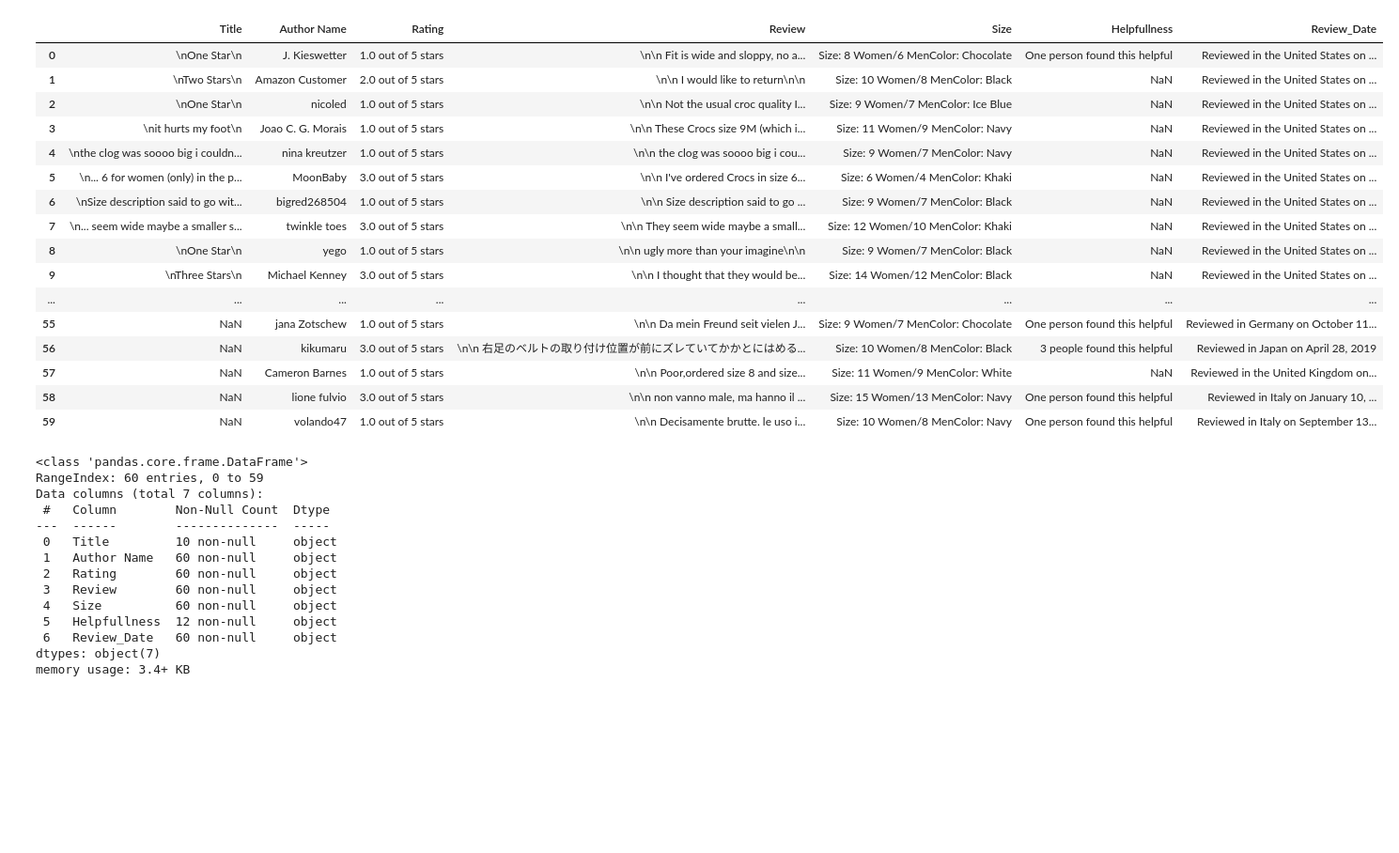
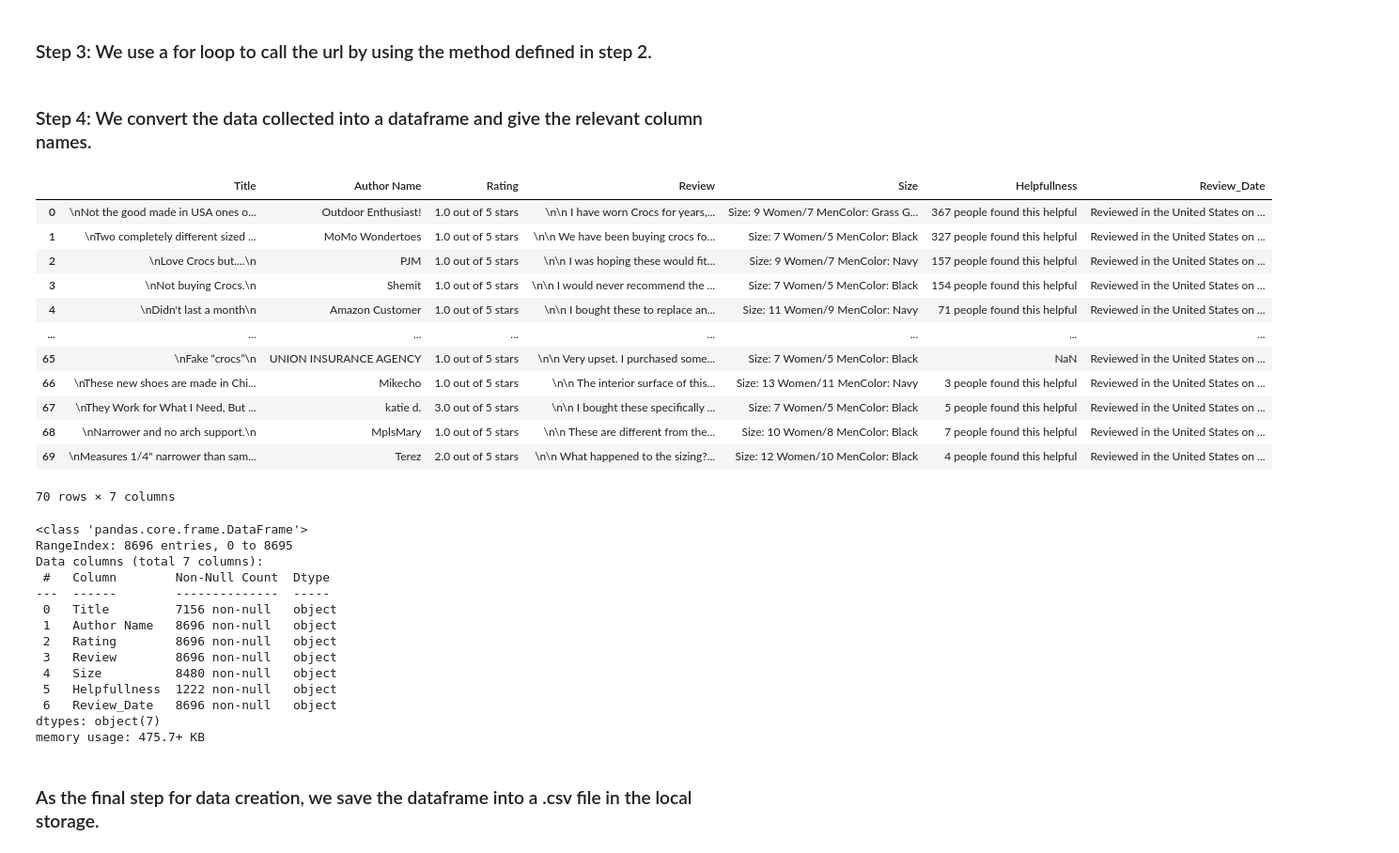
Before and after one commit to HarshitMaheshwari/Amazon-Product-Review-Analysis, a Jupyter notebook: Dataset_Creation.ipynb, the cells around one changed output. Shown at 94% size. Cells and saved outputs as stored; diff of their text form; code cells hidden in the pictures; blank space fills up the shorter version.

```diff
--- a/Dataset_Creation.ipynb
+++ b/Dataset_Creation.ipynb
@@ -7,8 +11,7 @@ import re
 # %%
-def fetch_url_data(pageNo):
+def fetch_url_data(url):
 
-    url = 'https://www.amazon.com/Crocs-Unisex-Adult-Classic-Water-Comfortable/product-reviews/B08L7T3L8C/ref=cm_cr_getr_d_paging_btm_next_'+str(pageNo)+'?ie=UTF8&reviewerType=all_reviews&pageNumber='+str(pageNo)+'&filterByStar=critical'
-    headers={"user-agent":"Mozilla/5.0 (Macintosh; Intel Mac OS X 10_15_6) AppleWebKit/605.1.15 (KHTML, like Gecko) Version/13.1.2 Safari/605.1.15","Accept-Encoding":"gzip, deflate", "Accept":"text/html,application/xhtml+xml,application/xml;q=0.9,*/*;q=0.8", "DNT":"1","Connection":"close", "Upgrade-Insecure-Requests":"1"}
+    headers={"user-agent":"Mozilla/5.0 (Macintosh; Intel Mac OS X 10_15_6) AppleWebKit/537.36 (KHTML, like Gecko) Chrome/87.0.4280.88 Safari/537.36","Accept-Encoding":"gzip, deflate", "Accept":"text/html,application/xhtml+xml,application/xml;q=0.9,*/*;q=0.8", "DNT":"1","Connection":"close", "Upgrade-Insecure-Requests":"1"}
 
     page=requests.get(url, headers=headers)
 
@@ -65,46 +68,54 @@ def fetch_url_data(pageNo):
         table.append(columns)
 
     return table
-# %%
-complete_data = []
-for i in range(0, 3000):
-    complete_data.append(fetch_url_data(i))
-flatten = lambda l: [item for sublist in l for item in sublist]
+# %% [markdown]
+### Step 3: We use a for loop to call the url by using the method defined in step 2.
+# %%
+complete_data = []
+for i in range(0, 1000):
+    url = 'https://www.amazon.com/Crocs-Unisex-Adult-Classic-Water-Comfortable/product-reviews/B08L7T3L8C/ref=cm_cr_getr_d_paging_btm_next_'+str(i)+'?ie=UTF8&reviewerType=all_reviews&pageNumber='+str(i)+'&filterByStar=critical'
+    complete_data.append(fetch_url_data(url))
+
+for i in range(0, 1000):
+    url = 'https://www.amazon.com/Crocs-Unisex-Adult-Classic-Water-Comfortable/product-reviews/B08L7T3L8C/ref=cm_cr_getr_d_paging_btm_next_'+str(i)+'?ie=UTF8&reviewerType=all_reviews&pageNumber='+str(i)+'&filterByStar=positive'
+    complete_data.append(fetch_url_data(url))
+
+flatten = lambda l: [item for sublist in l for item in sublist]
+# %% [markdown]
+### Step 4: We convert the data collected into a dataframe and give the relevant column names.
 # %%
 df = pd.DataFrame(flatten(complete_data),columns=['Title','Author Name','Rating','Review', 'Size', 'Helpfullness', 'Review_Date'])
-df.head(80)
+df.head(70)
 # %% [output]
 |  | Title | Author Name | Rating | Review | Size | Helpfullness | Review_Date |
-| 0 | \nOne Star\n | J. Kieswetter | 1.0 out of 5 stars | \n\n Fit is wide and sloppy, no a... | Size: 8 Women/6 MenColor: Chocolate | One person found this helpful | Reviewed in the United States on ... |
-| 1 | \nTwo Stars\n | Amazon Customer | 2.0 out of 5 stars | \n\n I would like to return\n\n | Size: 10 Women/8 MenColor: Black | NaN | Reviewed in the United States on ... |
-| 2 | \nOne Star\n | nicoled | 1.0 out of 5 stars | \n\n Not the usual croc quality I... | Size: 9 Women/7 MenColor: Ice Blue | NaN | Reviewed in the United States on ... |
-| 3 | \nit hurts my foot\n | Joao C. G. Morais | 1.0 out of 5 stars | \n\n These Crocs size 9M (which i... | Size: 11 Women/9 MenColor: Navy | NaN | Reviewed in the United States on ... |
-| 4 | \nthe clog was soooo big i couldn... | nina kreutzer | 1.0 out of 5 stars | \n\n the clog was soooo big i cou... | Size: 9 Women/7 MenColor: Navy | NaN | Reviewed in the United States on ... |
-| 5 | \n... 6 for women (only) in the p... | MoonBaby | 3.0 out of 5 stars | \n\n I've ordered Crocs in size 6... | Size: 6 Women/4 MenColor: Khaki | NaN | Reviewed in the United States on ... |
-| 6 | \nSize description said to go wit... | bigred268504 | 1.0 out of 5 stars | \n\n Size description said to go ... | Size: 9 Women/7 MenColor: Black | NaN | Reviewed in the United States on ... |
-| 7 | \n... seem wide maybe a smaller s... | twinkle toes | 3.0 out of 5 stars | \n\n They seem wide maybe a small... | Size: 12 Women/10 MenColor: Khaki | NaN | Reviewed in the United States on ... |
-| 8 | \nOne Star\n | yego | 1.0 out of 5 stars | \n\n ugly more than your imagine\n\n | Size: 9 Women/7 MenColor: Black | NaN | Reviewed in the United States on ... |
-| 9 | \nThree Stars\n | Michael Kenney | 3.0 out of 5 stars | \n\n I thought that they would be... | Size: 14 Women/12 MenColor: Black | NaN | Reviewed in the United States on ... |
+| 0 | \nNot the good made in USA ones o... | Outdoor Enthusiast! | 1.0 out of 5 stars | \n\n I have worn Crocs for years,... | Size: 9 Women/7 MenColor: Grass G... | 367 people found this helpful | Reviewed in the United States on ... |
+| 1 | \nTwo completely different sized ... | MoMo Wondertoes | 1.0 out of 5 stars | \n\n We have been buying crocs fo... | Size: 7 Women/5 MenColor: Black | 327 people found this helpful | Reviewed in the United States on ... |
+| 2 | \nLove Crocs but....\n | PJM | 1.0 out of 5 stars | \n\n I was hoping these would fit... | Size: 9 Women/7 MenColor: Navy | 157 people found this helpful | Reviewed in the United States on ... |
+| 3 | \nNot buying Crocs.\n | Shemit | 1.0 out of 5 stars | \n\n I would never recommend the ... | Size: 7 Women/5 MenColor: Black | 154 people found this helpful | Reviewed in the United States on ... |
+| 4 | \nDidn't last a month\n | Amazon Customer | 1.0 out of 5 stars | \n\n I bought these to replace an... | Size: 11 Women/9 MenColor: Navy | 71 people found this helpful | Reviewed in the United States on ... |
 | ... | ... | ... | ... | ... | ... | ... | ... |
-| 55 | NaN | jana Zotschew | 1.0 out of 5 stars | \n\n Da mein Freund seit vielen J... | Size: 9 Women/7 MenColor: Chocolate | One person found this helpful | Reviewed in Germany on October 11... |
-| 56 | NaN | kikumaru | 3.0 out of 5 stars | \n\n 右足のベルトの取り付け位置が前にズレていてかかとにはめる... | Size: 10 Women/8 MenColor: Black | 3 people found this helpful | Reviewed in Japan on April 28, 2019 |
-| 57 | NaN | Cameron Barnes | 1.0 out of 5 stars | \n\n Poor,ordered size 8 and size... | Size: 11 Women/9 MenColor: White | NaN | Reviewed in the United Kingdom on... |
-| 58 | NaN | lione fulvio | 3.0 out of 5 stars | \n\n non vanno male, ma hanno il ... | Size: 15 Women/13 MenColor: Navy | One person found this helpful | Reviewed in Italy on January 10, ... |
-| 59 | NaN | volando47 | 1.0 out of 5 stars | \n\n Decisamente brutte. le uso i... | Size: 10 Women/8 MenColor: Navy | One person found this helpful | Reviewed in Italy on September 13... |
+| 65 | \nFake “crocs”\n | UNION INSURANCE AGENCY | 1.0 out of 5 stars | \n\n Very upset. I purchased some... | Size: 7 Women/5 MenColor: Black | NaN | Reviewed in the United States on ... |
+| 66 | \nThese new shoes are made in Chi... | Mikecho | 1.0 out of 5 stars | \n\n The interior surface of this... | Size: 13 Women/11 MenColor: Navy | 3 people found this helpful | Reviewed in the United States on ... |
+| 67 | \nThey Work for What I Need, But ... | katie d. | 3.0 out of 5 stars | \n\n I bought these specifically ... | Size: 7 Women/5 MenColor: Black | 5 people found this helpful | Reviewed in the United States on ... |
+| 68 | \nNarrower and no arch support.\n | MplsMary | 1.0 out of 5 stars | \n\n These are different from the... | Size: 10 Women/8 MenColor: Black | 7 people found this helpful | Reviewed in the United States on ... |
+| 69 | \nMeasures 1/4" narrower than sam... | Terez | 2.0 out of 5 stars | \n\n What happened to the sizing?... | Size: 12 Women/10 MenColor: Black | 4 people found this helpful | Reviewed in the United States on ... |
+70 rows × 7 columns
 # %%
 df.info()
 # %% [output]
 <class 'pandas.core.frame.DataFrame'>
-RangeIndex: 60 entries, 0 to 59
+RangeIndex: 8696 entries, 0 to 8695
 Data columns (total 7 columns):
  #   Column        Non-Null Count  Dtype
 ---  ------        --------------  -----
- 0   Title         10 non-null     object
- 1   Author Name   60 non-null     object
- 2   Rating        60 non-null     object
- 3   Review        60 non-null     object
- 4   Size          60 non-null     object
- 5   Helpfullness  12 non-null     object
- 6   Review_Date   60 non-null     object
+ 0   Title         7156 non-null   object
+ 1   Author Name   8696 non-null   object
+ 2   Rating        8696 non-null   object
+ 3   Review        8696 non-null   object
+ 4   Size          8480 non-null   object
+ 5   Helpfullness  1222 non-null   object
+ 6   Review_Date   8696 non-null   object
 dtypes: object(7)
-memory usage: 3.4+ KB
+memory usage: 475.7+ KB
+# %% [markdown]
+### As the final step for data creation, we save the dataframe into a .csv file in the local storage.
```
Also changed, not shown: parts of 4 cells of this notebook, 3 other files.
